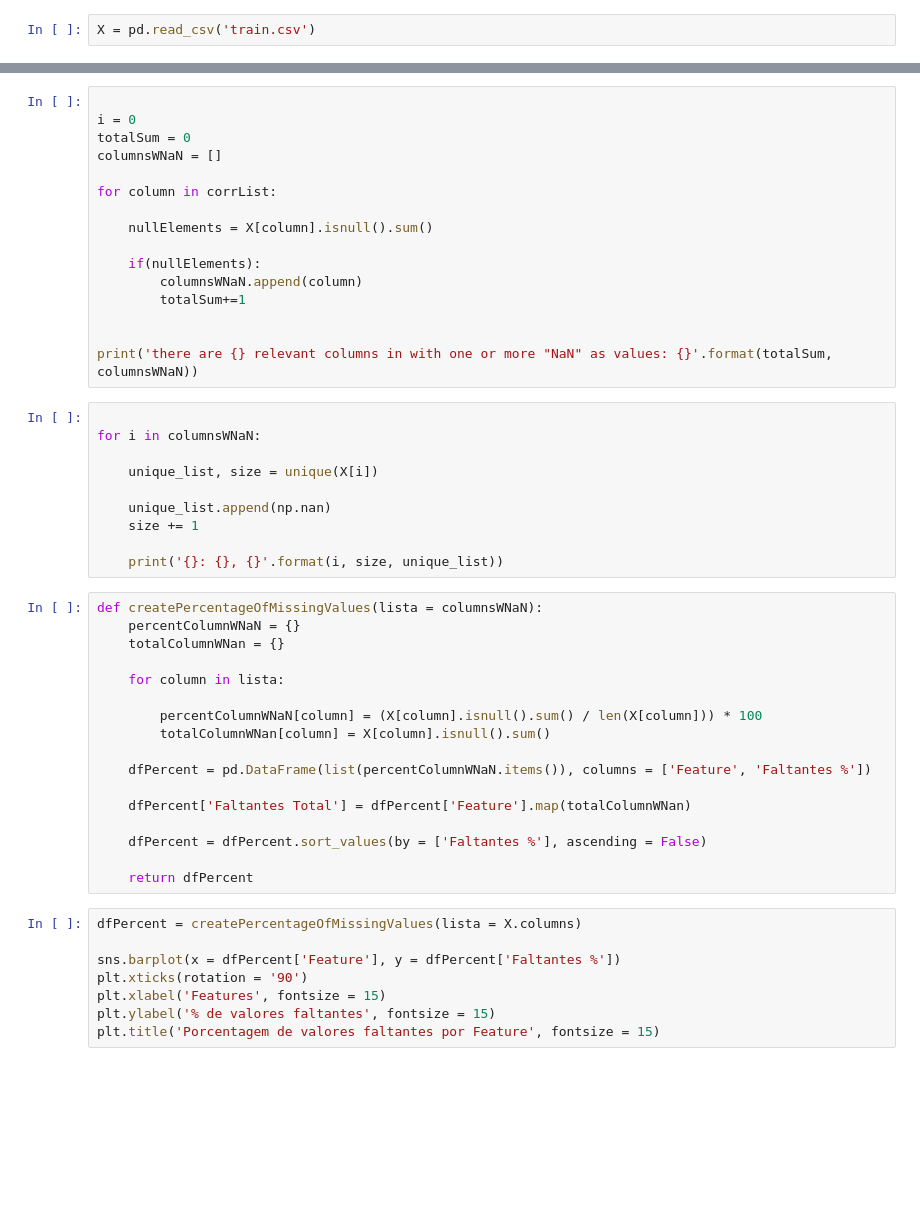
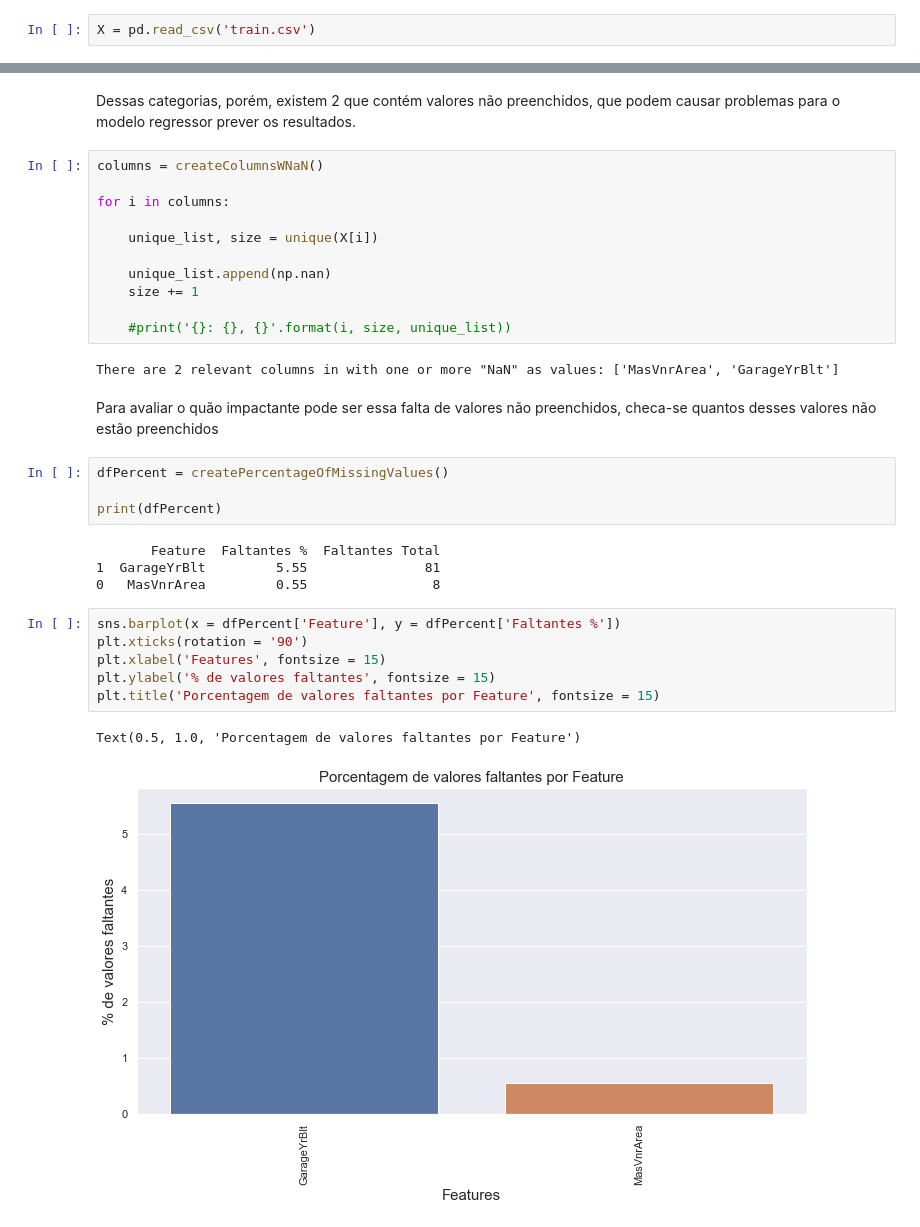
Before and after one commit to G-Moraes/house-prices, a Jupyter notebook: main.ipynb, the cells around one changed output, grey strips where cells are left out. Saved outputs shown, nothing was run; the diff lists cells and outputs as text; blank space fills up the shorter version.

```diff
--- a/main.ipynb
+++ b/main.ipynb
@@ -100,51 +189,34 @@ print('Total features related to Saleprice: {}'.format(len(corrList)))
-# %%
-
-i = 0
-totalSum = 0
-columnsWNaN = []
-
-for column in corrList:
-
-    nullElements = X[column].isnull().sum()
-
-    if(nullElements):
-        columnsWNaN.append(column)
-        totalSum+=1
-
-
-print('there are {} relevant columns in with one or more "NaN" as values: {}'.format(totalSum, columnsWNaN))
+# %% [markdown]
+Dessas categorias, porém, existem 2 que contém valores não preenchidos, que podem causar problemas para o modelo regressor prever os resultados.
 # %%
+columns = createColumnsWNaN()
 
-for i in columnsWNaN:
+for i in columns:
 
     unique_list, size = unique(X[i])
 
     unique_list.append(np.nan)
     size += 1
 
-    print('{}: {}, {}'.format(i, size, unique_list))
+    #print('{}: {}, {}'.format(i, size, unique_list))
+# %% [output]
+There are 2 relevant columns in with one or more "NaN" as values: ['MasVnrArea', 'GarageYrBlt']
-# %%
-def createPercentageOfMissingValues(lista = columnsWNaN):
-    percentColumnWNaN = {}
-    totalColumnWNan = {}
-
-    for column in lista:
-
-        percentColumnWNaN[column] = (X[column].isnull().sum() / len(X[column])) * 100
-        totalColumnWNan[column] = X[column].isnull().sum()
-
-    dfPercent = pd.DataFrame(list(percentColumnWNaN.items()), columns = ['Feature', 'Faltantes %'])
-
-    dfPercent['Faltantes Total'] = dfPercent['Feature'].map(totalColumnWNan)
-
-    dfPercent = dfPercent.sort_values(by = ['Faltantes %'], ascending = False)
-
-    return dfPercent
+# %% [markdown]
+Para avaliar o quão impactante pode ser essa falta de valores não preenchidos, checa-se quantos desses valores não estão preenchidos
+# %%
+dfPercent = createPercentageOfMissingValues()
+
+print(dfPercent)
+# %% [output]
+       Feature  Faltantes %  Faltantes Total
+1  GarageYrBlt         5.55               81
+0   MasVnrArea         0.55                8
 # %%
-dfPercent = createPercentageOfMissingValues(lista = X.columns)
-
 sns.barplot(x = dfPercent['Feature'], y = dfPercent['Faltantes %'])
 plt.xticks(rotation = '90')
 plt.xlabel('Features', fontsize = 15)
 plt.ylabel('% de valores faltantes', fontsize = 15)
 plt.title('Porcentagem de valores faltantes por Feature', fontsize = 15)
+# %% [output]
+Text(0.5, 1.0, 'Porcentagem de valores faltantes por Feature')
+[figure, added]
```
Also changed, not shown: parts of 17 cells of this notebook.
